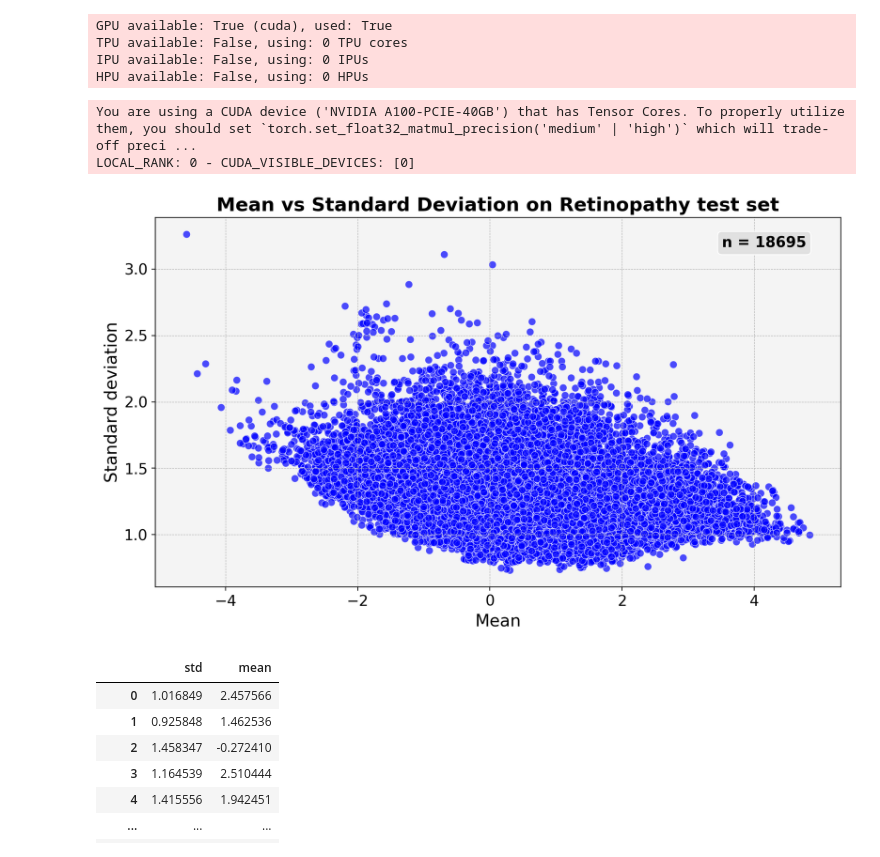
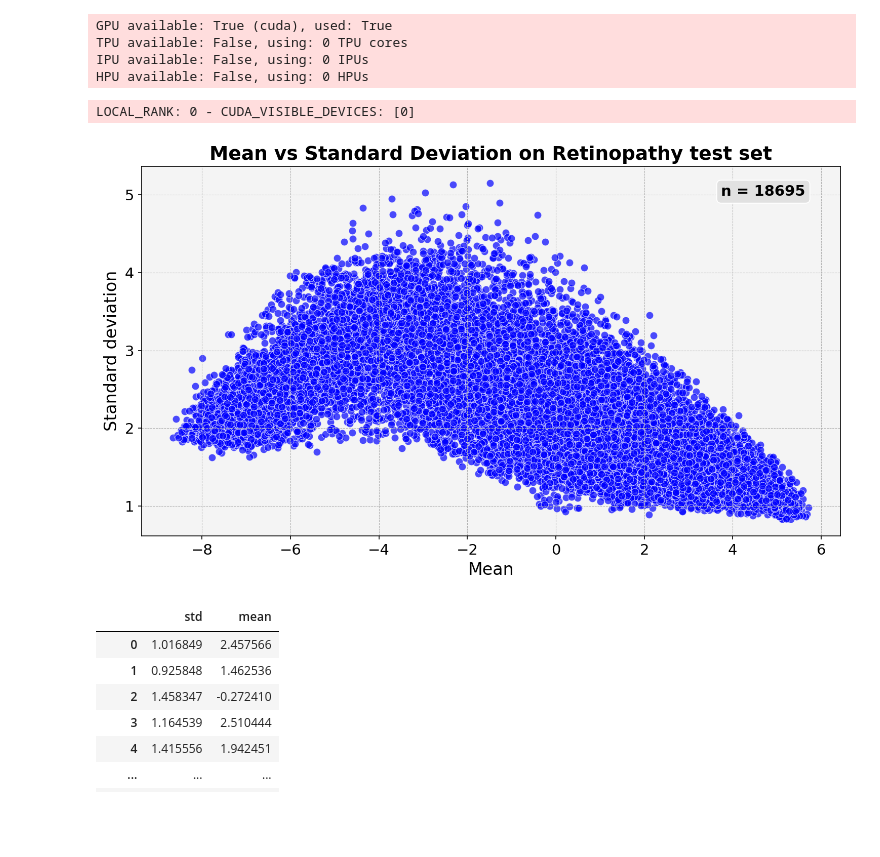
Before and after one commit to peter6866/CRX-Active-Learning, a Jupyter notebook: src/uncertainty_sampling.ipynb, the cells around one changed output. Saved outputs shown, nothing was run; the diff lists cells and outputs as text; code cells hidden in the pictures; blank space fills up the shorter version.

```diff
--- a/src/uncertainty_sampling.ipynb
+++ b/src/uncertainty_sampling.ipynb
@@ -37,7 +37,7 @@ class SampleDataset(Dataset):
 
         return x, y
 # %%
-data_dir = "/scratch/bclab/jiayu/CRX-Active-Learning/Data/Sampling_Test/all_samples_round2.csv"
+data_dir = "../Data/Sampling_Test/all_samples_round2.csv"
 df = SampleDataset(data_dir)
 # %%
 from torch.utils.data import DataLoader
@@ -48,7 +48,7 @@ import torch
 import pytorch_lightning as pl
 from models.enhancerUncertaintyModel import EnhancerUncertaintyModel
 # %%
-ckpt_dir = "/scratch/bclab/jiayu/CRX-Active-Learning/ModelFitting/uncertainty/round1/uncertainty_round1.ckpt"
+ckpt_dir = "/home/jiayu-huang/codebase/CRX-Active-Learning/ModelFitting/uncertainty/round2/uncertainty_round2.ckpt"
 # %%
 trainer = pl.Trainer(
 accelerator='gpu',
@@ -71,7 +71,6 @@ model = EnhancerUncertaintyModel.load_from_checkpoint(
 # %%
 preds_batch = trainer.predict(model, pred_dataloader)
 # %% [output]
-You are using a CUDA device ('NVIDIA A100-PCIE-40GB') that has Tensor Cores. To properly utilize them, you should set `torch.set_float32_matmul_precision('medium' | 'high')` which will trade-off preci ...
 LOCAL_RANK: 0 - CUDA_VISIBLE_DEVICES: [0]
 # %%
 std_preds = []
@@ -88,41 +87,41 @@ mean_preds = np.array(mean_preds)
 # %%
 import matplotlib.pyplot as plt
 # Create a new figure with a specified size and DPI
-plt.figure(figsize=(10, 6), dpi=200)
+plt.figure(figsize=(10, 6), dpi=150)
 
         # Scatter plot with customized marker style, edgecolors and size
 plt.scatter(mean_preds, std_preds, alpha=0.7, c='blue', edgecolors='w', s=50, linewidth=0.5)
 
         # Titles, labels with font size and weight adjustments
 plt.title("Mean vs Standard Deviation on Retinopathy test set", fontsize=18, fontweight='bold')
 plt.xlabel("Mean", fontsize=16)
 plt.ylabel("Standard deviation", fontsize=16)
 
         # Tweak the tick label size
 plt.xticks(fontsize=14)
 plt.yticks(fontsize=14)
 
         # Optional: Add a grid for better readability
 plt.grid(True, which='both', linestyle='--', linewidth=0.5)
 plt.gca().set_facecolor("#f4f4f4")  # Set a background color
 
         # Annotate the number of samples
 num_samples = len(mean_preds)
 plt.annotate(f"n = {num_samples}",
                     xy=(0.95, 0.95),
                     xycoords='axes fraction',
                     fontsize=14,
                     fontweight='bold',
                     ha="right",
                     va="top",
                     bbox=dict(boxstyle="round,pad=0.3", edgecolor="#ffffff", facecolor="#e1e1e1"))
 
 
         # Make the plot tight layout
 plt.tight_layout()
 # compare to non active learning 4k 5k
 # %% [output]
-[figure, old version]
+[figure, new version]
 # %%
 ### (,-1], (-1,0], (0,2], (2,)
 # %%
```
Also changed, not shown: 6 other files.
